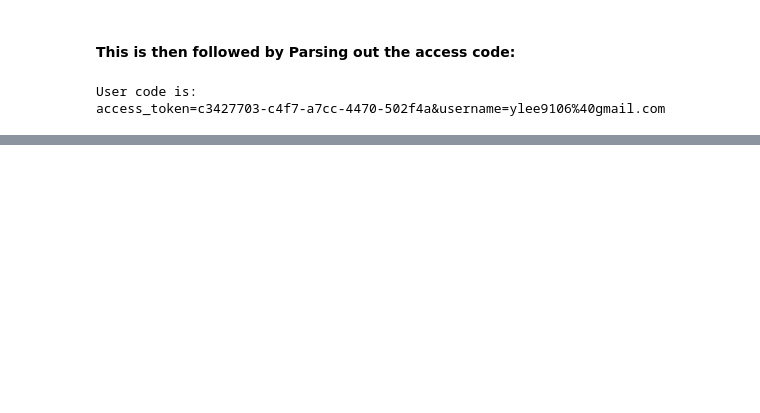
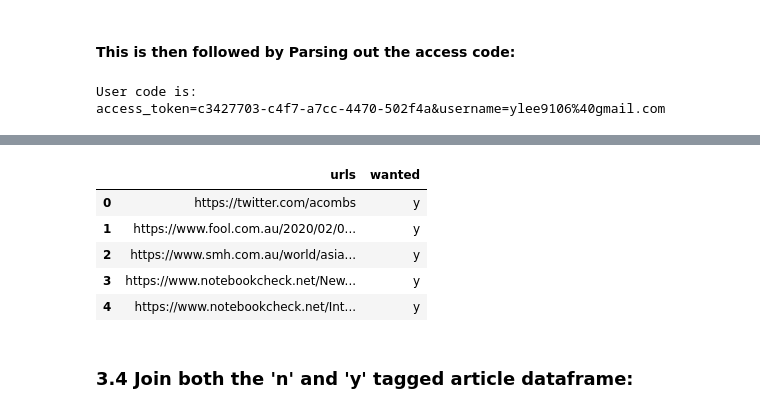
Before and after one commit to ylee9107/ML_app_CreateCustomNewsFeed, a Jupyter notebook: ML_app_CreateCustomNewsFeed.ipynb, the cells around one changed output, grey strips where cells are left out. Drawn from its saved outputs; the diff is of its cells as text; code cells hidden in the pictures; blank space fills up the shorter version.

```diff
--- a/ML_app_CreateCustomNewsFeed.ipynb
+++ b/ML_app_CreateCustomNewsFeed.ipynb
@@ -131,0 +259,11 @@ Utilising the output 'User Code' above, the taged stories can be retrieved.
+# %%
+yes_URL_df.head()
+# %% [output]
+|  | urls | wanted |
+| 0 | https://twitter.com/acombs | y |
+| 1 | https://www.fool.com.au/2020/02/0... | y |
+| 2 | https://www.smh.com.au/world/asia... | y |
+| 3 | https://www.notebookcheck.net/New... | y |
+| 4 | https://www.notebookcheck.net/Int... | y |
+# %% [markdown]
+### 3.4 Join both the 'n' and 'y' tagged article dataframe:
```
Also changed, not shown: parts of 19 cells of this notebook.
